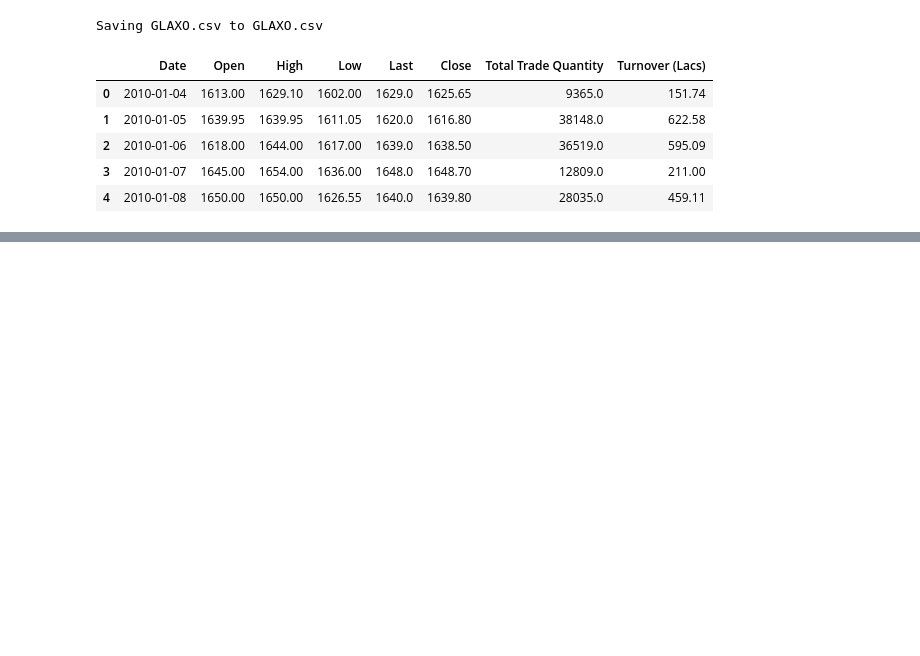
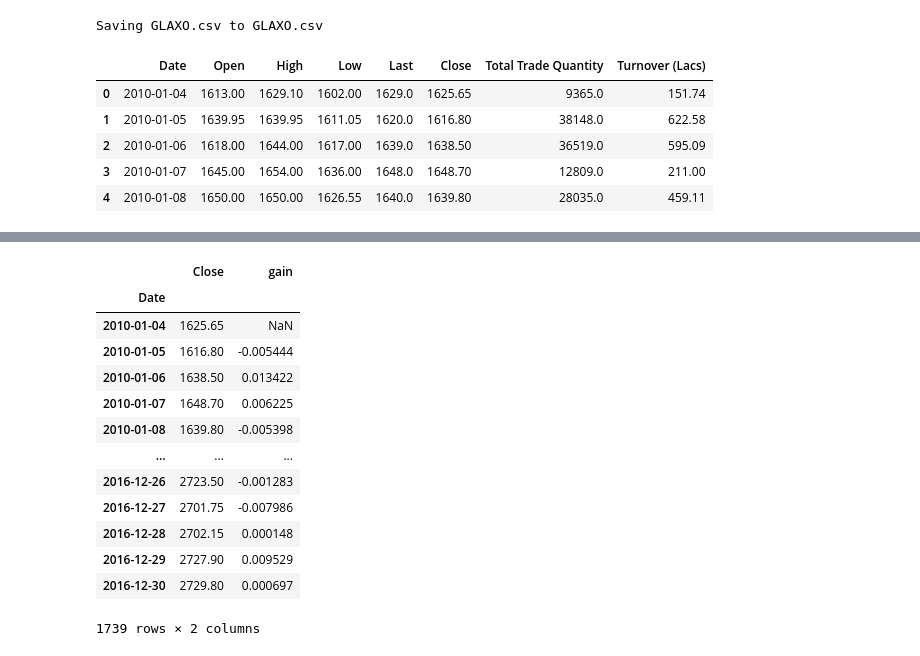
Before and after one commit to pincha673/notes, a Jupyter notebook: Probability.ipynb, the cells around one changed output, grey strips where cells are left out. Cells and saved outputs as stored; diff of their text form; code cells hidden in the pictures; blank space fills up the shorter version.

```diff
--- a/Probability.ipynb
+++ b/Probability.ipynb
@@ -55,0 +136,17 @@ glaxo_df.head()
+# %%
+glaxo_df
+# %% [output]
+|  | Close | gain |
+| Date |  |  |
+| 2010-01-04 | 1625.65 | NaN |
+| 2010-01-05 | 1616.80 | -0.005444 |
+| 2010-01-06 | 1638.50 | 0.013422 |
+| 2010-01-07 | 1648.70 | 0.006225 |
+| 2010-01-08 | 1639.80 | -0.005398 |
+| ... | ... | ... |
+| 2016-12-26 | 2723.50 | -0.001283 |
+| 2016-12-27 | 2701.75 | -0.007986 |
+| 2016-12-28 | 2702.15 | 0.000148 |
+| 2016-12-29 | 2727.90 | 0.009529 |
+| 2016-12-30 | 2729.80 | 0.000697 |
+1739 rows × 2 columns
```
Also changed, not shown: parts of 19 cells of this notebook.
